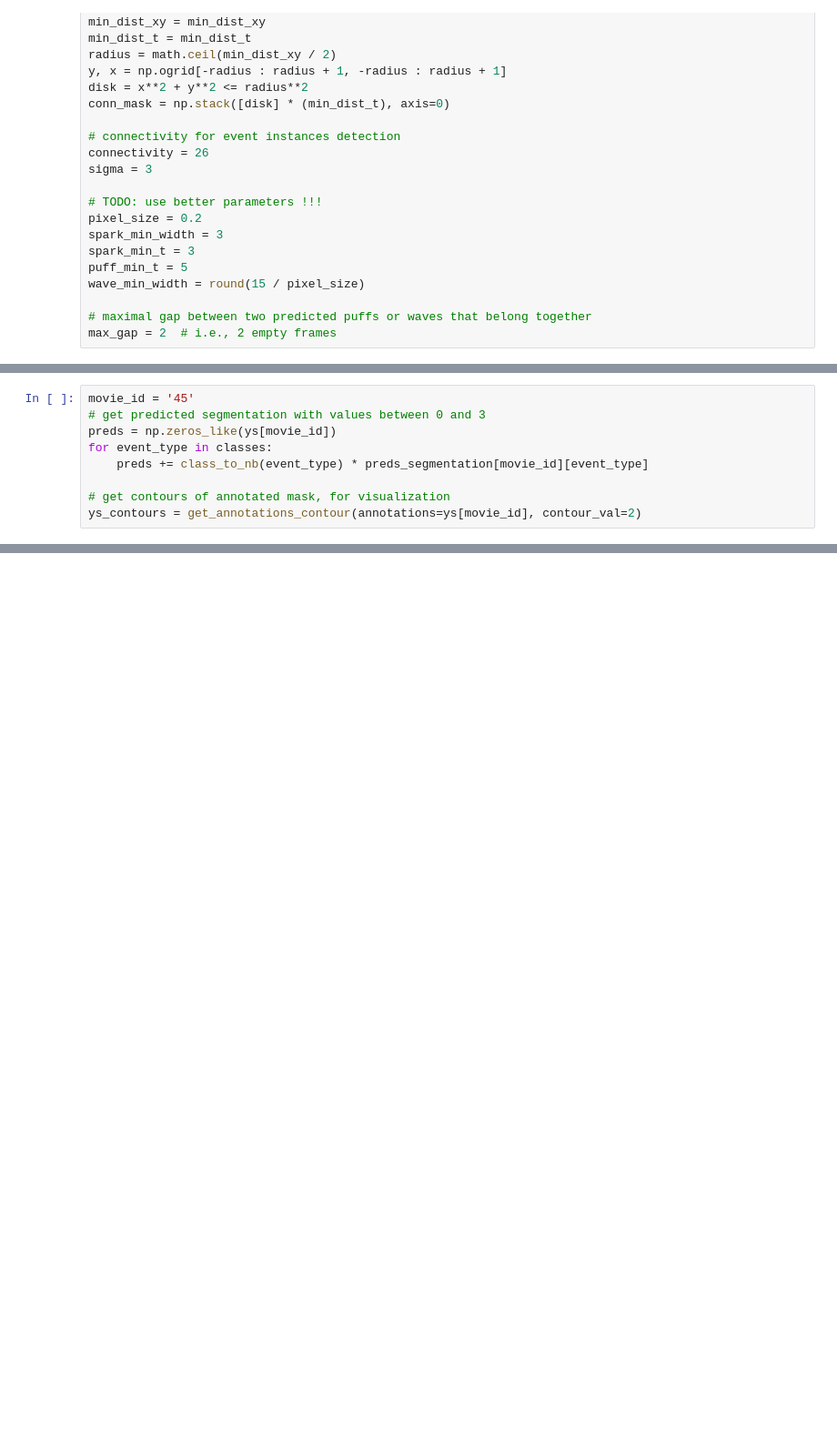
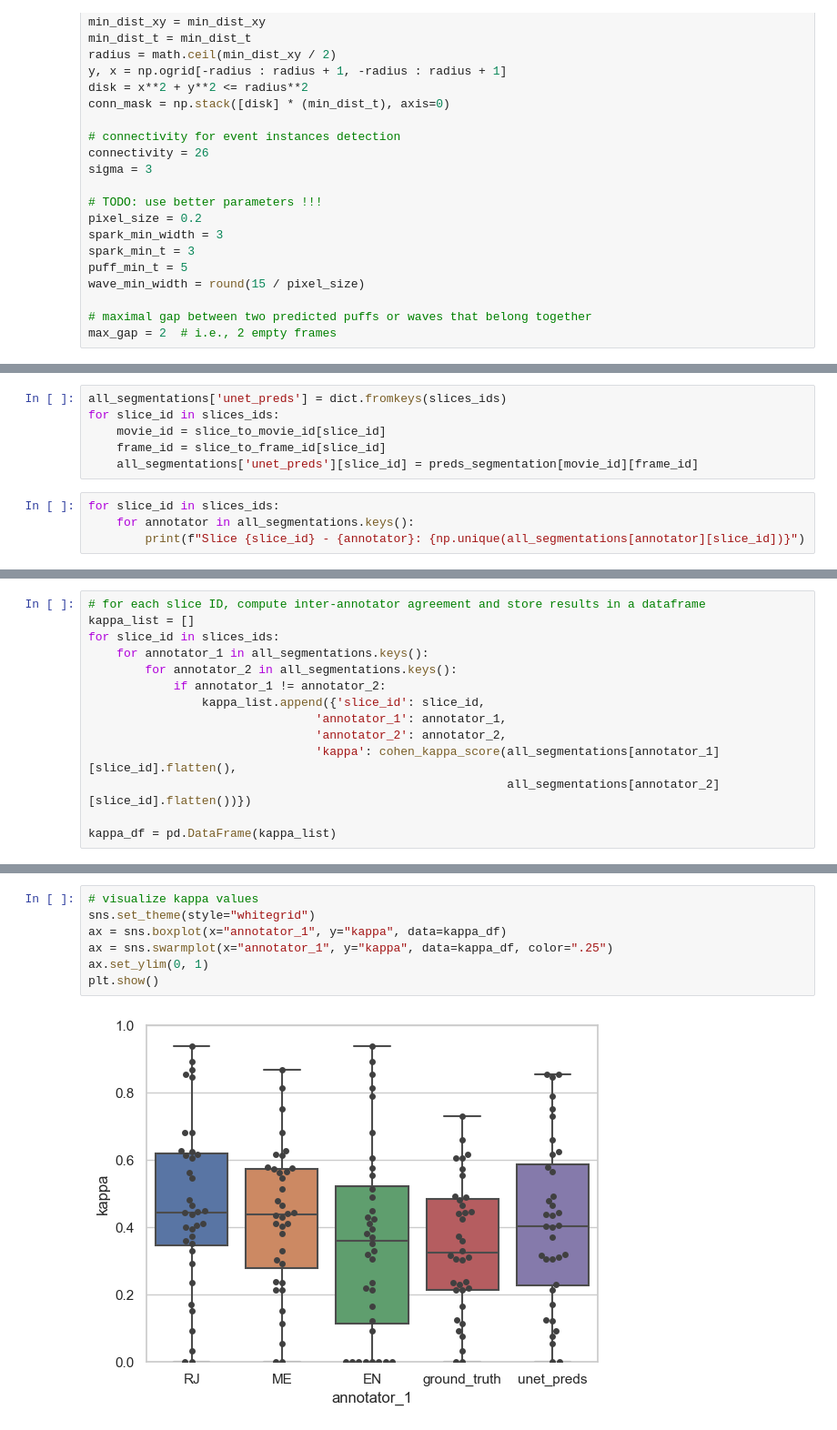
Before and after one commit to dottipr/sparks_project, a Jupyter notebook: sparks/EXPERT VALIDATION analyze expert annotations.ipynb, the cells around one changed output, grey strips where cells are left out. Shown at 91% size. Saved outputs shown, nothing was run; the diff lists cells and outputs as text; blank space fills up the shorter version.

Commit message:
compute kappa metrics

```diff
--- a/sparks/EXPERT VALIDATION analyze expert annotations.ipynb
+++ b/sparks/EXPERT VALIDATION analyze expert annotations.ipynb
@@ -452,9 +141,0 @@ Originally themes ('dark', 'light', 'system')
-# %%
-movie_id = '45'
-# get predicted segmentation with values between 0 and 3
-preds = np.zeros_like(ys[movie_id])
-for event_type in classes:
-    preds += class_to_nb(event_type) * preds_segmentation[movie_id][event_type]
-
-# get contours of annotated mask, for visualization
-ys_contours = get_annotations_contour(annotations=ys[movie_id], contour_val=2)
@@ -484,0 +161,10 @@ WARNING: QWindowsWindow::setGeometry: Unable to set geometry 2180x1378+2528+-44
+# %%
+all_segmentations['unet_preds'] = dict.fromkeys(slices_ids)
+for slice_id in slices_ids:
+    movie_id = slice_to_movie_id[slice_id]
+    frame_id = slice_to_frame_id[slice_id]
+    all_segmentations['unet_preds'][slice_id] = preds_segmentation[movie_id][frame_id]
+# %%
+for slice_id in slices_ids:
+    for annotator in all_segmentations.keys():
+        print(f"Slice {slice_id} - {annotator}: {np.unique(all_segmentations[annotator][slice_id])}")
@@ -484,0 +191,14 @@ WARNING: QWindowsWindow::setGeometry: Unable to set geometry 2180x1378+2528+-44
+# %%
+# for each slice ID, compute inter-annotator agreement and store results in a dataframe
+kappa_list = []
+for slice_id in slices_ids:
+    for annotator_1 in all_segmentations.keys():
+        for annotator_2 in all_segmentations.keys():
+            if annotator_1 != annotator_2:
+                kappa_list.append({'slice_id': slice_id,
+                                'annotator_1': annotator_1,
+                                'annotator_2': annotator_2,
+                                'kappa': cohen_kappa_score(all_segmentations[annotator_1][slice_id].flatten(),
+                                                           all_segmentations[annotator_2][slice_id].flatten())})
+
+kappa_df = pd.DataFrame(kappa_list)
@@ -484,0 +221,9 @@ WARNING: QWindowsWindow::setGeometry: Unable to set geometry 2180x1378+2528+-44
+# %%
+# visualize kappa values
+sns.set_theme(style="whitegrid")
+ax = sns.boxplot(x="annotator_1", y="kappa", data=kappa_df)
+ax = sns.swarmplot(x="annotator_1", y="kappa", data=kappa_df, color=".25")
+ax.set_ylim(0, 1)
+plt.show()
+# %% [output]
+[figure, added]
```
Also changed, not shown: parts of 62 cells of this notebook, 2 other files.
